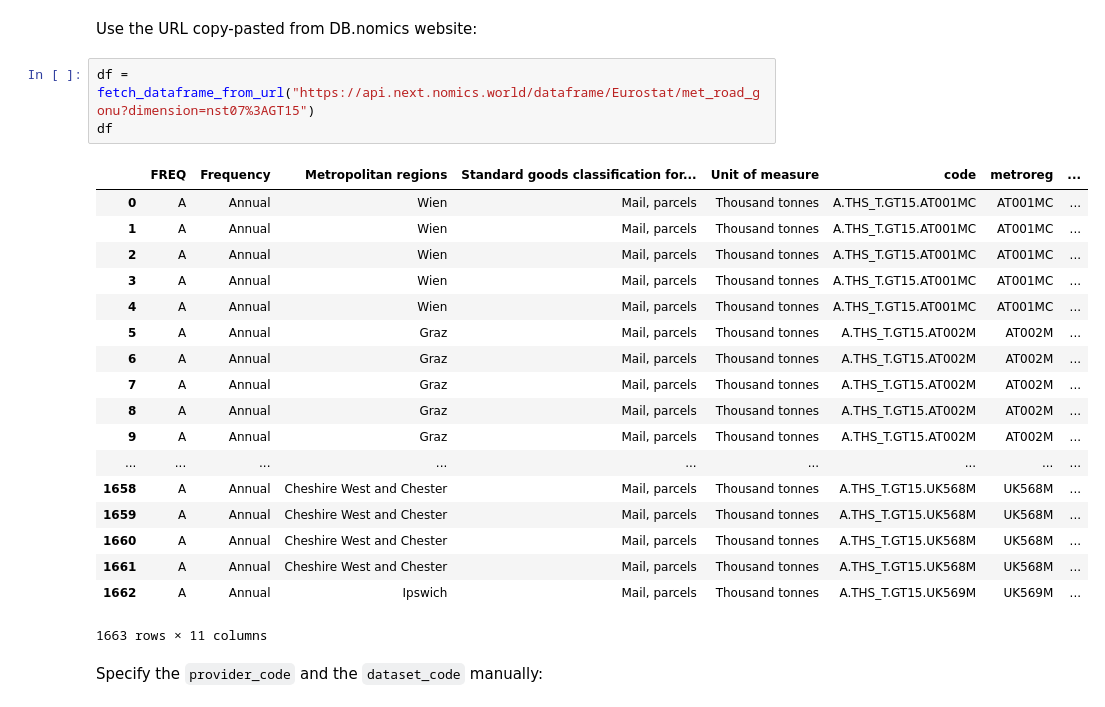
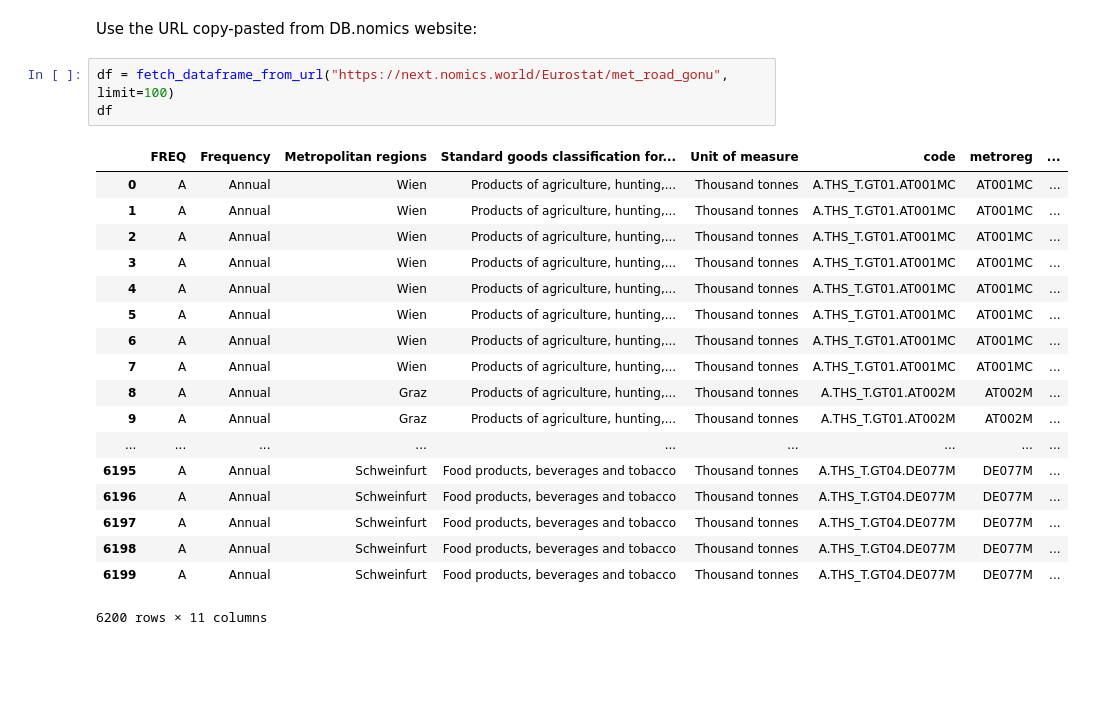
Before and after one commit to ceschi/dbnomics-python-client, a Jupyter notebook: index.ipynb, the cells around one changed output. Saved outputs shown, nothing was run; the diff lists cells and outputs as text; blank space fills up the shorter version.

Commit message:
Fetch function takes website URLs by default

```diff
--- a/index.ipynb
+++ b/index.ipynb
@@ -3,26 +3,24 @@ from dbnomics_client import fetch_dataframe, fetch_dataframe_from_url
 # %% [markdown]
 Use the URL copy-pasted from DB.nomics website:
 # %%
-df = fetch_dataframe_from_url("https://api.next.nomics.world/dataframe/Eurostat/met_road_gonu?dimension=nst07%3AGT15")
+df = fetch_dataframe_from_url("https://next.nomics.world/Eurostat/met_road_gonu", limit=100)
 df
 # %% [output]
 |  | FREQ | Frequency | Metropolitan regions | Standard goods classification for... | Unit of measure | code | metroreg | ... |
-| 0 | A | Annual | Wien | Mail, parcels | Thousand tonnes | A.THS_T.GT15.AT001MC | AT001MC | ... |
-| 1 | A | Annual | Wien | Mail, parcels | Thousand tonnes | A.THS_T.GT15.AT001MC | AT001MC | ... |
-| 2 | A | Annual | Wien | Mail, parcels | Thousand tonnes | A.THS_T.GT15.AT001MC | AT001MC | ... |
-| 3 | A | Annual | Wien | Mail, parcels | Thousand tonnes | A.THS_T.GT15.AT001MC | AT001MC | ... |
-| 4 | A | Annual | Wien | Mail, parcels | Thousand tonnes | A.THS_T.GT15.AT001MC | AT001MC | ... |
-| 5 | A | Annual | Graz | Mail, parcels | Thousand tonnes | A.THS_T.GT15.AT002M | AT002M | ... |
-| 6 | A | Annual | Graz | Mail, parcels | Thousand tonnes | A.THS_T.GT15.AT002M | AT002M | ... |
-| 7 | A | Annual | Graz | Mail, parcels | Thousand tonnes | A.THS_T.GT15.AT002M | AT002M | ... |
-| 8 | A | Annual | Graz | Mail, parcels | Thousand tonnes | A.THS_T.GT15.AT002M | AT002M | ... |
-| 9 | A | Annual | Graz | Mail, parcels | Thousand tonnes | A.THS_T.GT15.AT002M | AT002M | ... |
+| 0 | A | Annual | Wien | Products of agriculture, hunting,... | Thousand tonnes | A.THS_T.GT01.AT001MC | AT001MC | ... |
+| 1 | A | Annual | Wien | Products of agriculture, hunting,... | Thousand tonnes | A.THS_T.GT01.AT001MC | AT001MC | ... |
+| 2 | A | Annual | Wien | Products of agriculture, hunting,... | Thousand tonnes | A.THS_T.GT01.AT001MC | AT001MC | ... |
+| 3 | A | Annual | Wien | Products of agriculture, hunting,... | Thousand tonnes | A.THS_T.GT01.AT001MC | AT001MC | ... |
+| 4 | A | Annual | Wien | Products of agriculture, hunting,... | Thousand tonnes | A.THS_T.GT01.AT001MC | AT001MC | ... |
+| 5 | A | Annual | Wien | Products of agriculture, hunting,... | Thousand tonnes | A.THS_T.GT01.AT001MC | AT001MC | ... |
+| 6 | A | Annual | Wien | Products of agriculture, hunting,... | Thousand tonnes | A.THS_T.GT01.AT001MC | AT001MC | ... |
+| 7 | A | Annual | Wien | Products of agriculture, hunting,... | Thousand tonnes | A.THS_T.GT01.AT001MC | AT001MC | ... |
+| 8 | A | Annual | Graz | Products of agriculture, hunting,... | Thousand tonnes | A.THS_T.GT01.AT002M | AT002M | ... |
+| 9 | A | Annual | Graz | Products of agriculture, hunting,... | Thousand tonnes | A.THS_T.GT01.AT002M | AT002M | ... |
 | ... | ... | ... | ... | ... | ... | ... | ... | ... |
-| 1658 | A | Annual | Cheshire West and Chester | Mail, parcels | Thousand tonnes | A.THS_T.GT15.UK568M | UK568M | ... |
-| 1659 | A | Annual | Cheshire West and Chester | Mail, parcels | Thousand tonnes | A.THS_T.GT15.UK568M | UK568M | ... |
-| 1660 | A | Annual | Cheshire West and Chester | Mail, parcels | Thousand tonnes | A.THS_T.GT15.UK568M | UK568M | ... |
-| 1661 | A | Annual | Cheshire West and Chester | Mail, parcels | Thousand tonnes | A.THS_T.GT15.UK568M | UK568M | ... |
-| 1662 | A | Annual | Ipswich | Mail, parcels | Thousand tonnes | A.THS_T.GT15.UK569M | UK569M | ... |
+| 6195 | A | Annual | Schweinfurt | Food products, beverages and tobacco | Thousand tonnes | A.THS_T.GT04.DE077M | DE077M | ... |
+| 6196 | A | Annual | Schweinfurt | Food products, beverages and tobacco | Thousand tonnes | A.THS_T.GT04.DE077M | DE077M | ... |
+| 6197 | A | Annual | Schweinfurt | Food products, beverages and tobacco | Thousand tonnes | A.THS_T.GT04.DE077M | DE077M | ... |
+| 6198 | A | Annual | Schweinfurt | Food products, beverages and tobacco | Thousand tonnes | A.THS_T.GT04.DE077M | DE077M | ... |
+| 6199 | A | Annual | Schweinfurt | Food products, beverages and tobacco | Thousand tonnes | A.THS_T.GT04.DE077M | DE077M | ... |
-1663 rows × 11 columns
+6200 rows × 11 columns
-# %% [markdown]
-Specify the `provider_code` and the `dataset_code` manually:
```
Also changed, not shown: parts of 5 cells of this notebook, 1 other file.
